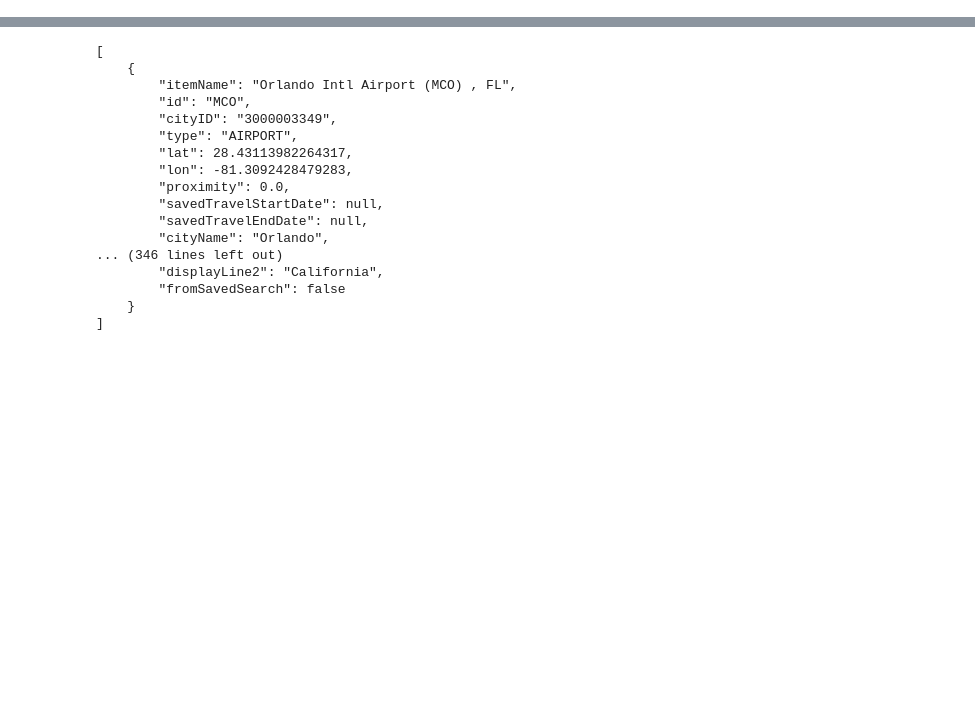
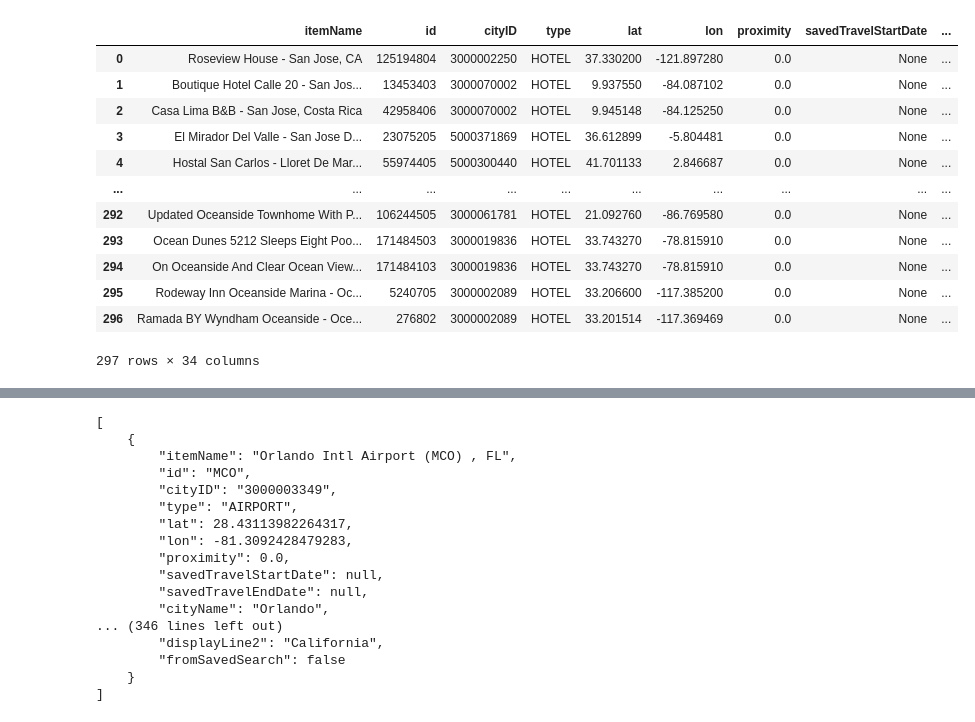
Before and after one commit to tayloresque/Project3_Group4, a Jupyter notebook: vacation_map copy.ipynb, the cells around one changed output, grey strips where cells are left out. Saved outputs shown, nothing was run; the diff lists cells and outputs as text; code cells hidden in the pictures; blank space fills up the shorter version.

```diff
--- a/vacation_map copy.ipynb
+++ b/vacation_map copy.ipynb
@@ -99,0 +102,20 @@ hotel_data_select.head()
+# %%
+# Concatenate all DataFrames in the list into a single DataFrame
+final_df = pd.concat(dfs, ignore_index=True)
+
+# Print the final DataFrame
+final_df
+# %% [output]
+|  | itemName | id | cityID | type | lat | lon | proximity | savedTravelStartDate | ... |
+| 0 | Roseview House - San Jose, CA | 125194804 | 3000002250 | HOTEL | 37.330200 | -121.897280 | 0.0 | None | ... |
+| 1 | Boutique Hotel Calle 20 - San Jos... | 13453403 | 3000070002 | HOTEL | 9.937550 | -84.087102 | 0.0 | None | ... |
+| 2 | Casa Lima B&B - San Jose, Costa Rica | 42958406 | 3000070002 | HOTEL | 9.945148 | -84.125250 | 0.0 | None | ... |
+| 3 | El Mirador Del Valle - San Jose D... | 23075205 | 5000371869 | HOTEL | 36.612899 | -5.804481 | 0.0 | None | ... |
+| 4 | Hostal San Carlos - Lloret De Mar... | 55974405 | 5000300440 | HOTEL | 41.701133 | 2.846687 | 0.0 | None | ... |
+| ... | ... | ... | ... | ... | ... | ... | ... | ... | ... |
+| 292 | Updated Oceanside Townhome With P... | 106244505 | 3000061781 | HOTEL | 21.092760 | -86.769580 | 0.0 | None | ... |
+| 293 | Ocean Dunes 5212 Sleeps Eight Poo... | 171484503 | 3000019836 | HOTEL | 33.743270 | -78.815910 | 0.0 | None | ... |
+| 294 | On Oceanside And Clear Ocean View... | 171484103 | 3000019836 | HOTEL | 33.743270 | -78.815910 | 0.0 | None | ... |
+| 295 | Rodeway Inn Oceanside Marina - Oc... | 5240705 | 3000002089 | HOTEL | 33.206600 | -117.385200 | 0.0 | None | ... |
+| 296 | Ramada BY Wyndham Oceanside - Oce... | 276802 | 3000002089 | HOTEL | 33.201514 | -117.369469 | 0.0 | None | ... |
+297 rows × 34 columns
```
Also changed, not shown: parts of 23 cells of this notebook, 13 other files.
